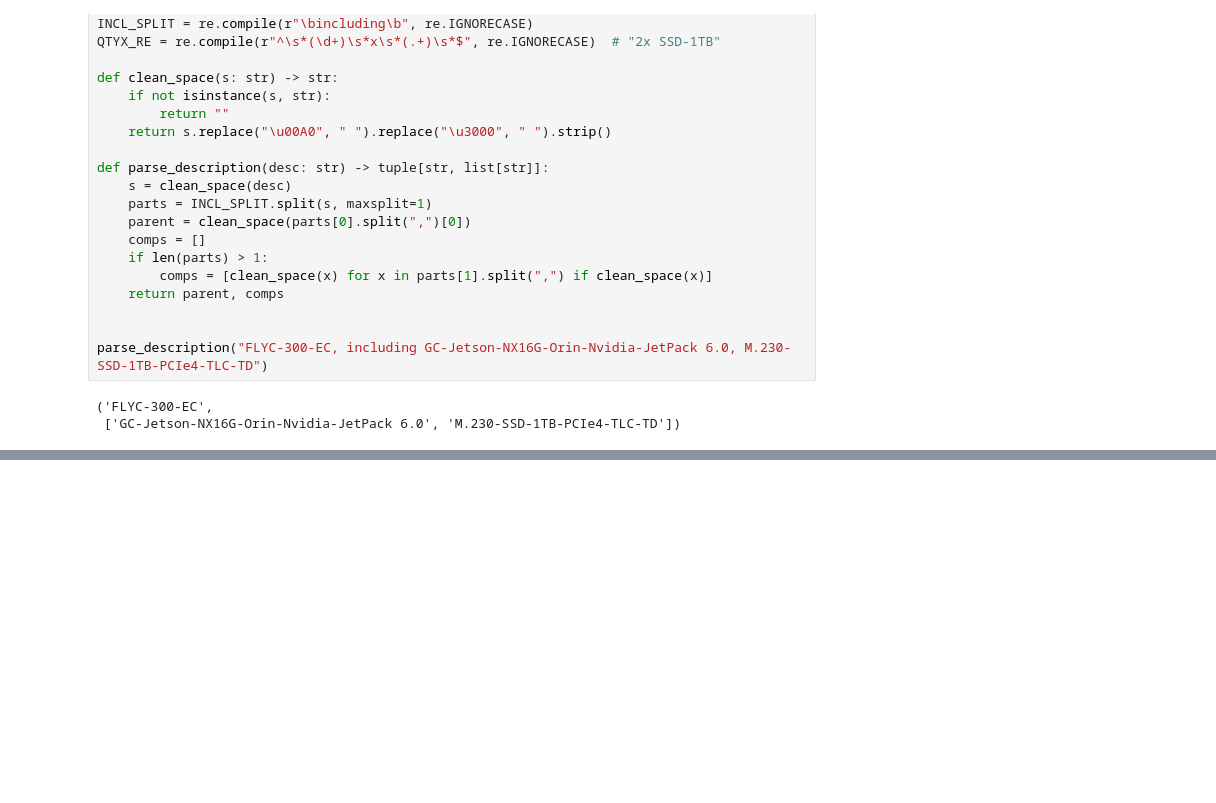
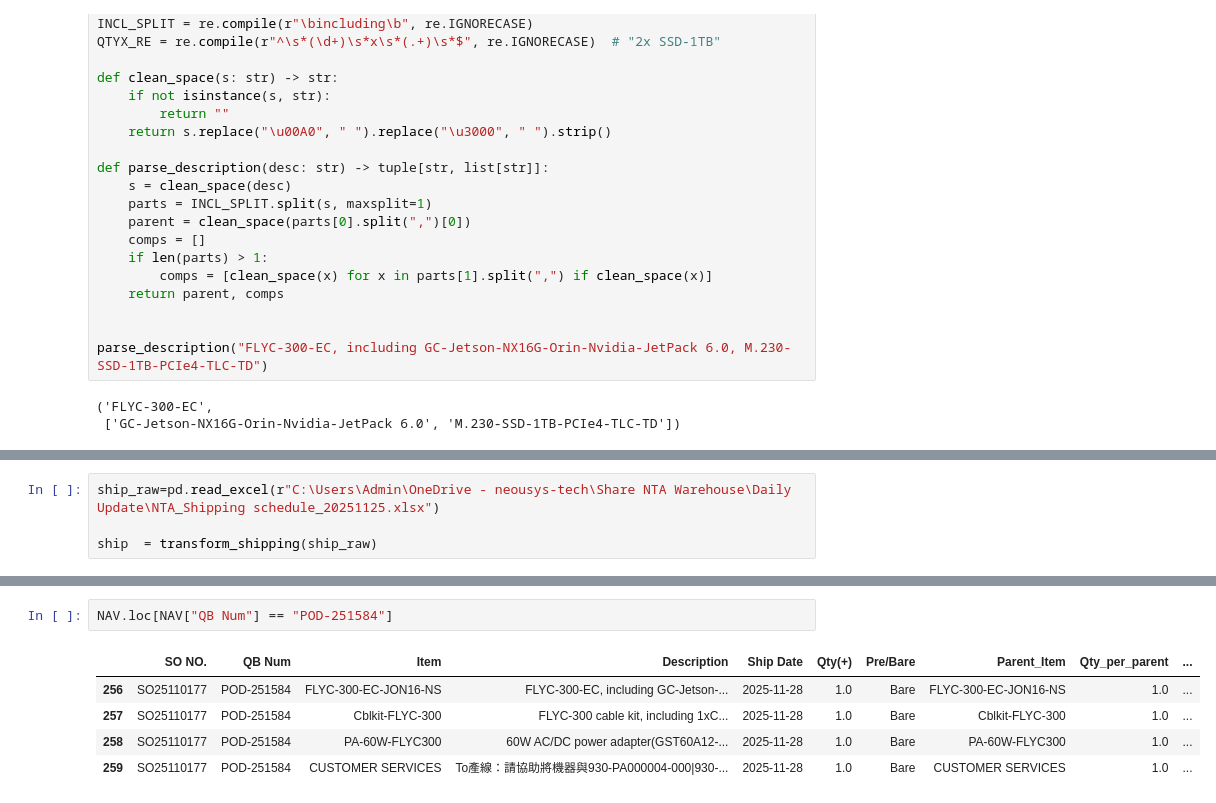
Before and after one commit to playoung2818/ERP_System, a Jupyter notebook: Debug.ipynb, the cells around one changed output, grey strips where cells are left out. Saved outputs shown, nothing was run; the diff lists cells and outputs as text; blank space fills up the shorter version.

```diff
--- a/Debug.ipynb
+++ b/Debug.ipynb
@@ -324,0 +370,4 @@ normalize_item("GC-Jetson-NX16G-Orin-Nvidia-JetPack 6.2")
+# %%
+ship_raw=pd.read_excel(r"C:\Users\Admin\OneDrive - neousys-tech\Share NTA Warehouse\Daily Update\NTA_Shipping schedule_20251125.xlsx")
+
+ship  = transform_shipping(ship_raw)
@@ -324,0 +508,8 @@ normalize_item("GC-Jetson-NX16G-Orin-Nvidia-JetPack 6.2")
+# %%
+NAV.loc[NAV["QB Num"] == "POD-251584"]
+# %% [output]
+|  | SO NO. | QB Num | Item | Description | Ship Date | Qty(+) | Pre/Bare | Parent_Item | Qty_per_parent | ... |
+| 256 | SO25110177 | POD-251584 | FLYC-300-EC-JON16-NS | FLYC-300-EC, including GC-Jetson-... | 2025-11-28 | 1.0 | Bare | FLYC-300-EC-JON16-NS | 1.0 | ... |
+| 257 | SO25110177 | POD-251584 | Cblkit-FLYC-300 | FLYC-300 cable kit, including 1xC... | 2025-11-28 | 1.0 | Bare | Cblkit-FLYC-300 | 1.0 | ... |
+| 258 | SO25110177 | POD-251584 | PA-60W-FLYC300 | 60W AC/DC power adapter(GST60A12-... | 2025-11-28 | 1.0 | Bare | PA-60W-FLYC300 | 1.0 | ... |
+| 259 | SO25110177 | POD-251584 | CUSTOMER SERVICES | To產線：請協助將機器與930-PA000004-000|930-... | 2025-11-28 | 1.0 | Bare | CUSTOMER SERVICES | 1.0 | ... |
```
Also changed, not shown: parts of 5 cells of this notebook, 10 other files.
